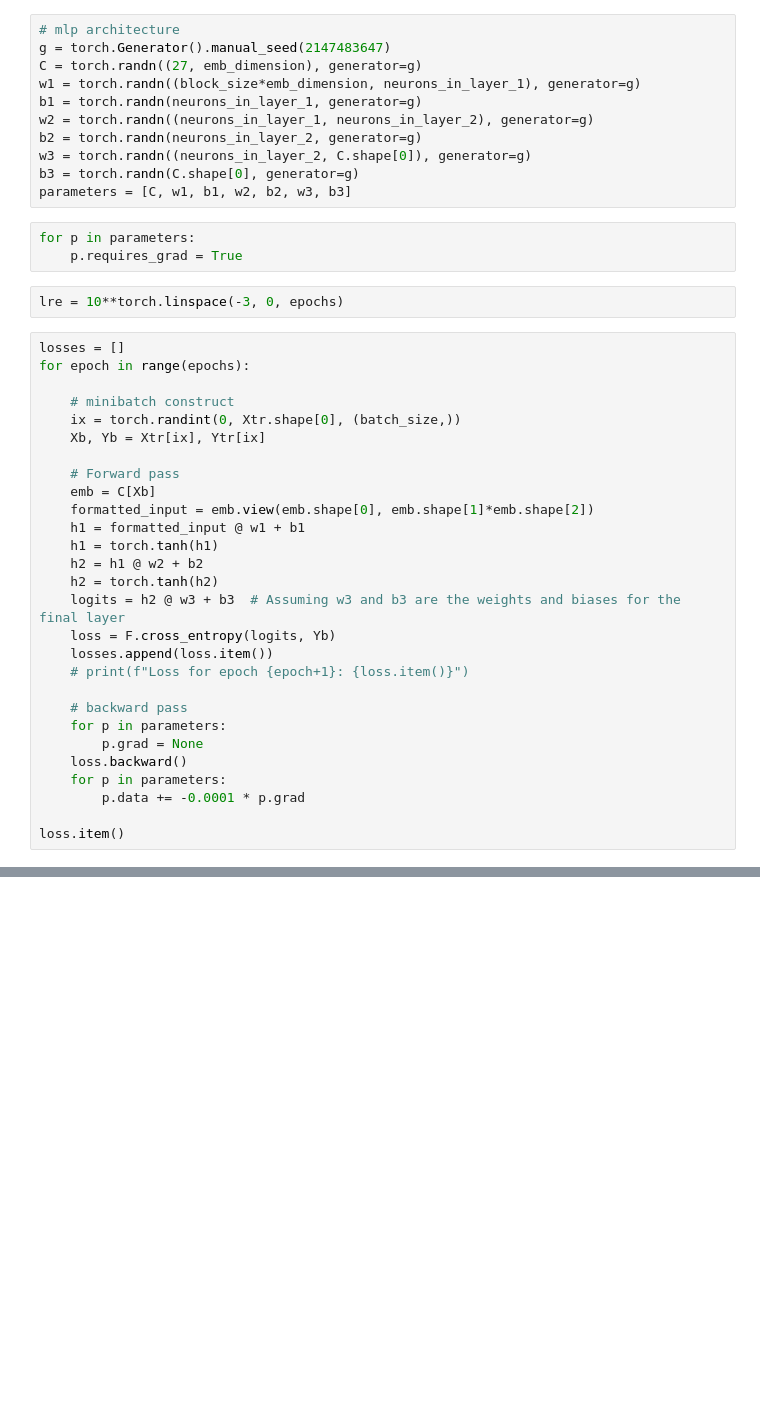
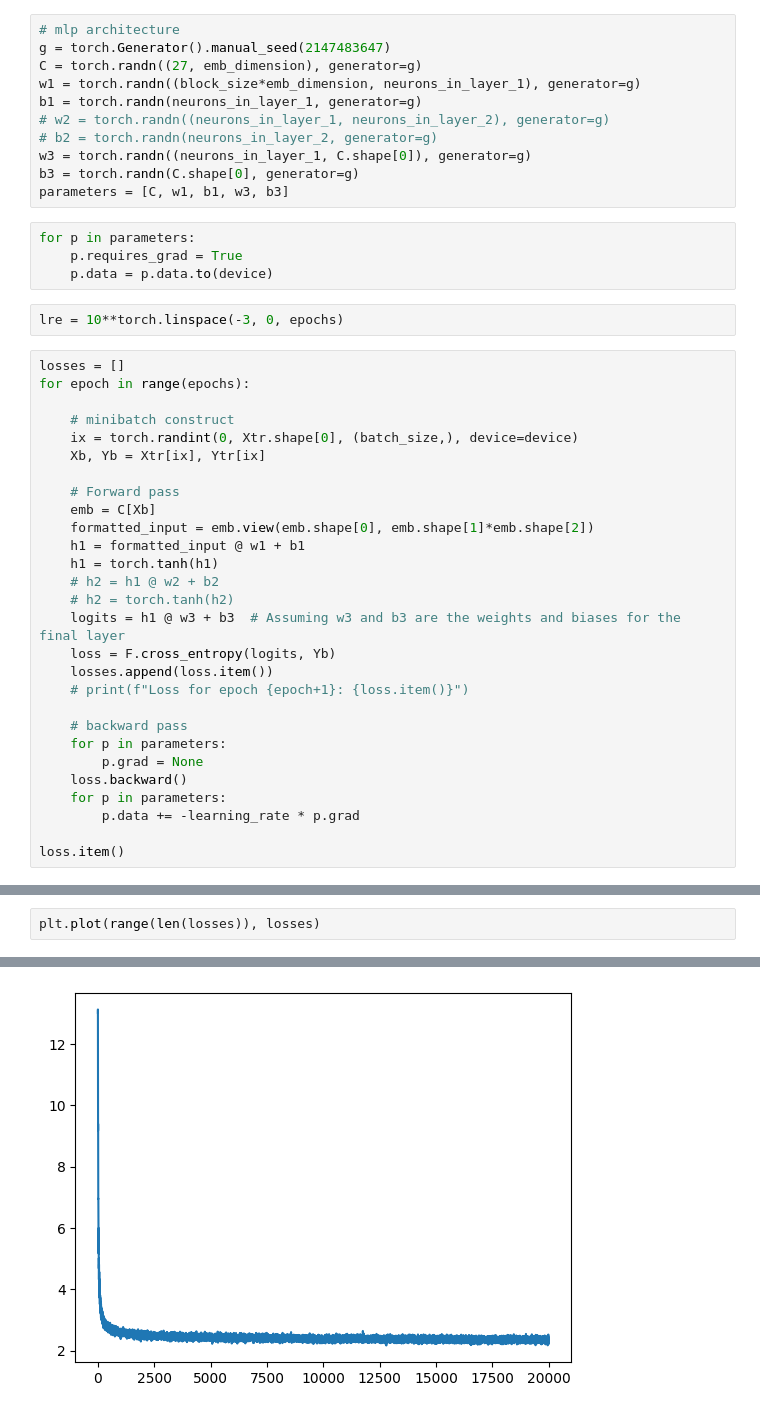
Before and after one commit to bharat5007/Makemore, a Jupyter notebook: mlp.ipynb, the cells around one changed output, grey strips where cells are left out. Cells and saved outputs as stored; diff of their text form; blank space fills up the shorter version.

```diff
--- a/mlp.ipynb
+++ b/mlp.ipynb
@@ -147,14 +152,15 @@ g = torch.Generator().manual_seed(2147483647)
 C = torch.randn((27, emb_dimension), generator=g)
 w1 = torch.randn((block_size*emb_dimension, neurons_in_layer_1), generator=g)
 b1 = torch.randn(neurons_in_layer_1, generator=g)
-w2 = torch.randn((neurons_in_layer_1, neurons_in_layer_2), generator=g)
-b2 = torch.randn(neurons_in_layer_2, generator=g)
-w3 = torch.randn((neurons_in_layer_2, C.shape[0]), generator=g)
+# w2 = torch.randn((neurons_in_layer_1, neurons_in_layer_2), generator=g)
+# b2 = torch.randn(neurons_in_layer_2, generator=g)
+w3 = torch.randn((neurons_in_layer_1, C.shape[0]), generator=g)
 b3 = torch.randn(C.shape[0], generator=g)
-parameters = [C, w1, b1, w2, b2, w3, b3]
+parameters = [C, w1, b1, w3, b3]
 # %%
 for p in parameters:
     p.requires_grad = True
+    p.data = p.data.to(device)
 # %%
 lre = 10**torch.linspace(-3, 0, epochs)
 # %%
@@ -162,7 +168,7 @@ losses = []
 for epoch in range(epochs):
 
     # minibatch construct
-    ix = torch.randint(0, Xtr.shape[0], (batch_size,))
+    ix = torch.randint(0, Xtr.shape[0], (batch_size,), device=device)
     Xb, Yb = Xtr[ix], Ytr[ix]
 
     # Forward pass
@@ -170,9 +176,9 @@ for epoch in range(epochs):
     formatted_input = emb.view(emb.shape[0], emb.shape[1]*emb.shape[2])
     h1 = formatted_input @ w1 + b1
     h1 = torch.tanh(h1)
-    h2 = h1 @ w2 + b2
-    h2 = torch.tanh(h2)
-    logits = h2 @ w3 + b3  # Assuming w3 and b3 are the weights and biases for the final layer
+    # h2 = h1 @ w2 + b2
+    # h2 = torch.tanh(h2)
+    logits = h1 @ w3 + b3  # Assuming w3 and b3 are the weights and biases for the final layer
     loss = F.cross_entropy(logits, Yb)
     losses.append(loss.item())
     # print(f"Loss for epoch {epoch+1}: {loss.item()}")
@@ -182,7 +188,7 @@ for epoch in range(epochs):
         p.grad = None
     loss.backward()
     for p in parameters:
-        p.data += -0.0001 * p.grad
+        p.data += -learning_rate * p.grad
 
 loss.item()
 # %% [output]
@@ -189,0 +196,3 @@ loss.item()
+# %%
+plt.plot(range(len(losses)), losses)
+# %% [output]
@@ -190,3 +200,4 @@ loss.item()
+[figure, added]
 # %%
 emb = C[Xval]
 formatted_input = emb.view(emb.shape[0], emb.shape[1]*emb.shape[2])
```
Also changed, not shown: parts of 10 cells of this notebook.
